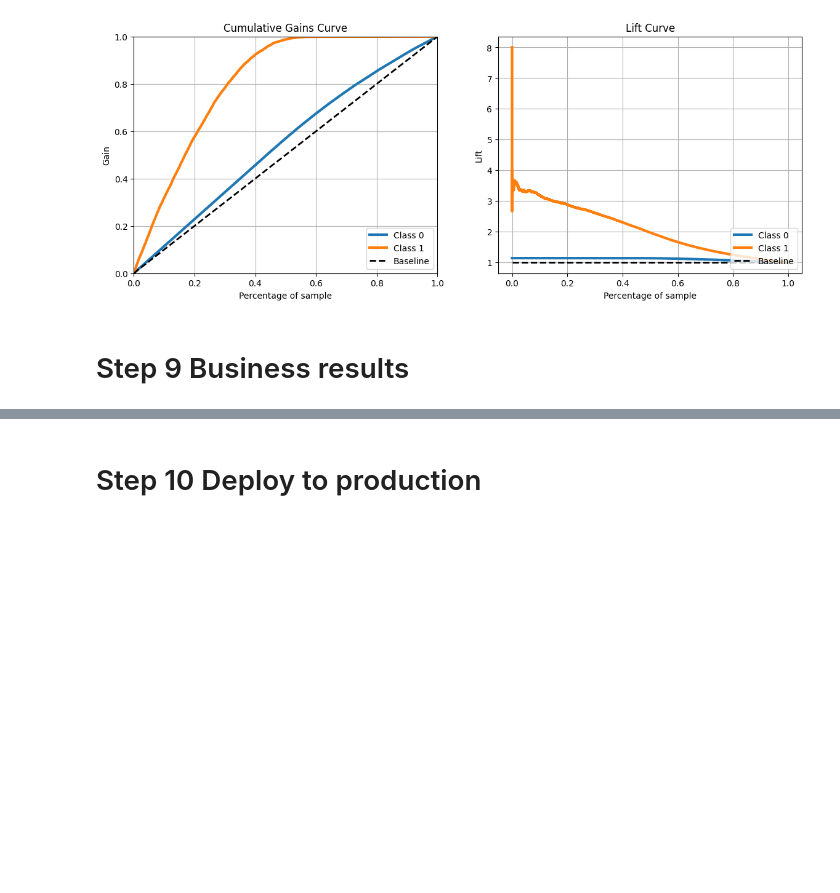
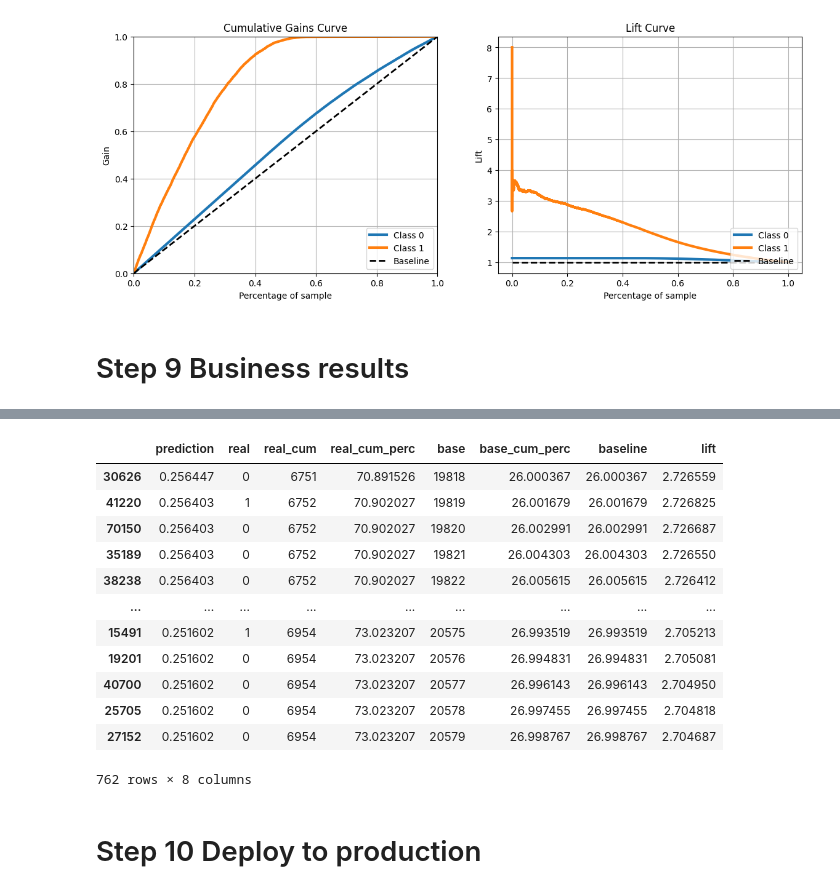
Before and after one commit to Eduardo-95-DS/Car-Insurance-Interest, a Jupyter notebook: notebooks/look_1.0-ear-health-insurance-cross-sell.ipynb, the cells around one changed output, grey strips where cells are left out. Cells and saved outputs as stored; diff of their text form; code cells hidden in the pictures; blank space fills up the shorter version.

```diff
--- a/notebooks/look_1.0-ear-health-insurance-cross-sell.ipynb
+++ b/notebooks/look_1.0-ear-health-insurance-cross-sell.ipynb
@@ -2393,3 +2450,19 @@ sns.lineplot( x='base', y='revenue', data=aux );
+# %%
+final_results[(final_results['base_cum_perc']>=26.000) & (final_results['base_cum_perc']<=26.999)]
+# %% [output]
+|  | prediction | real | real_cum | real_cum_perc | base | base_cum_perc | baseline | lift |
+| 30626 | 0.256447 | 0 | 6751 | 70.891526 | 19818 | 26.000367 | 26.000367 | 2.726559 |
+| 41220 | 0.256403 | 1 | 6752 | 70.902027 | 19819 | 26.001679 | 26.001679 | 2.726825 |
+| 70150 | 0.256403 | 0 | 6752 | 70.902027 | 19820 | 26.002991 | 26.002991 | 2.726687 |
+| 35189 | 0.256403 | 0 | 6752 | 70.902027 | 19821 | 26.004303 | 26.004303 | 2.726550 |
+| 38238 | 0.256403 | 0 | 6752 | 70.902027 | 19822 | 26.005615 | 26.005615 | 2.726412 |
+| ... | ... | ... | ... | ... | ... | ... | ... | ... |
+| 15491 | 0.251602 | 1 | 6954 | 73.023207 | 20575 | 26.993519 | 26.993519 | 2.705213 |
+| 19201 | 0.251602 | 0 | 6954 | 73.023207 | 20576 | 26.994831 | 26.994831 | 2.705081 |
+| 40700 | 0.251602 | 0 | 6954 | 73.023207 | 20577 | 26.996143 | 26.996143 | 2.704950 |
+| 25705 | 0.251602 | 0 | 6954 | 73.023207 | 20578 | 26.997455 | 26.997455 | 2.704818 |
+| 27152 | 0.251602 | 0 | 6954 | 73.023207 | 20579 | 26.998767 | 26.998767 | 2.704687 |
+762 rows × 8 columns
 # %% [markdown]
 # Step 10 Deploy to production
 # %% [markdown]
```
Also changed, not shown: parts of 11 cells of this notebook.
